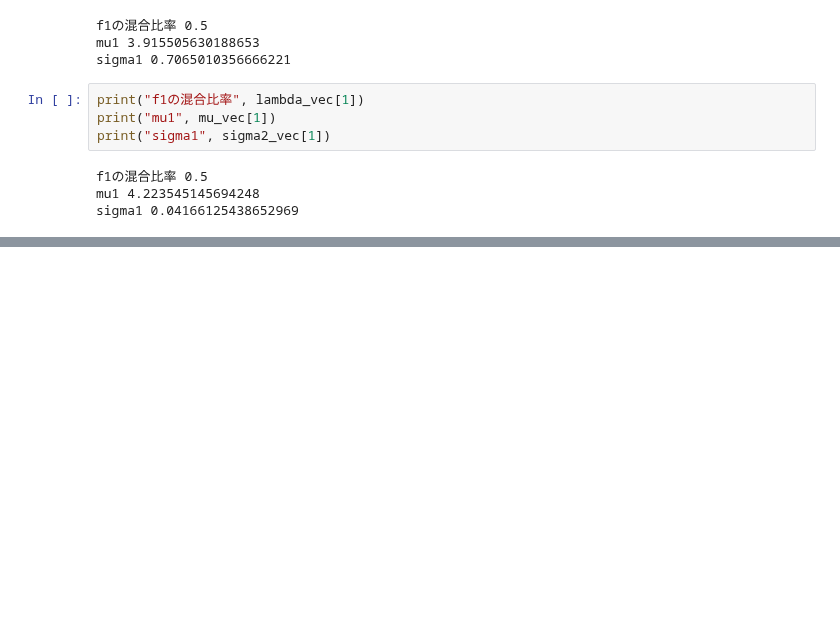
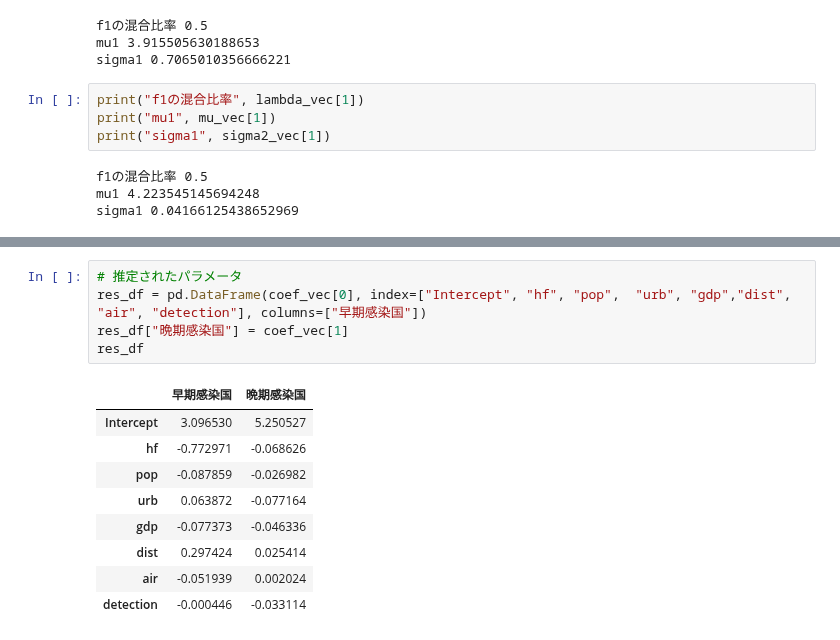
Before and after one commit to nori0724/COVID-19, a Jupyter notebook: notebook/生存時間解析/2成分混合回帰モデル.ipynb, the cells around one changed output, grey strips where cells are left out. Saved outputs shown, nothing was run; the diff lists cells and outputs as text; blank space fills up the shorter version.

```diff
--- a/notebook/生存時間解析/2成分混合回帰モデル.ipynb
+++ b/notebook/生存時間解析/2成分混合回帰モデル.ipynb
@@ -234,0 +231,15 @@ i: 50 lambda [0.37748235 0.62251765] mu [3.83842647 4.25242499] sigma2 [0.249467
+# %%
+# 推定されたパラメータ
+res_df = pd.DataFrame(coef_vec[0], index=["Intercept", "hf", "pop",  "urb", "gdp","dist", "air", "detection"], columns=["早期感染国"])
+res_df["晩期感染国"] = coef_vec[1]
+res_df
+# %% [output]
+|  | 早期感染国 | 晩期感染国 |
+| Intercept | 3.096530 | 5.250527 |
+| hf | -0.772971 | -0.068626 |
+| pop | -0.087859 | -0.026982 |
+| urb | 0.063872 | -0.077164 |
+| gdp | -0.077373 | -0.046336 |
+| dist | 0.297424 | 0.025414 |
+| air | -0.051939 | 0.002024 |
+| detection | -0.000446 | -0.033114 |
```
Also changed, not shown: parts of 15 cells of this notebook, 2 other files.
